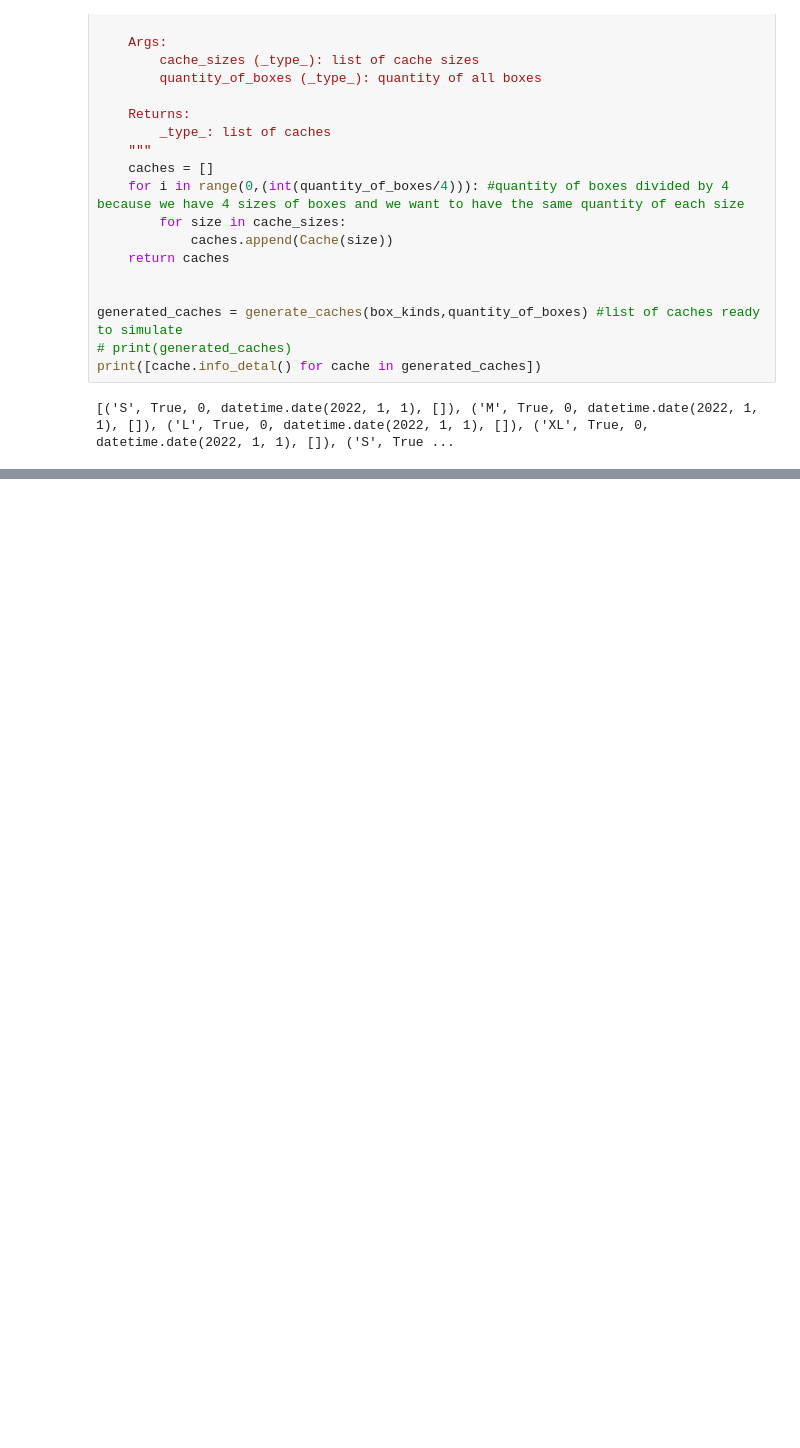
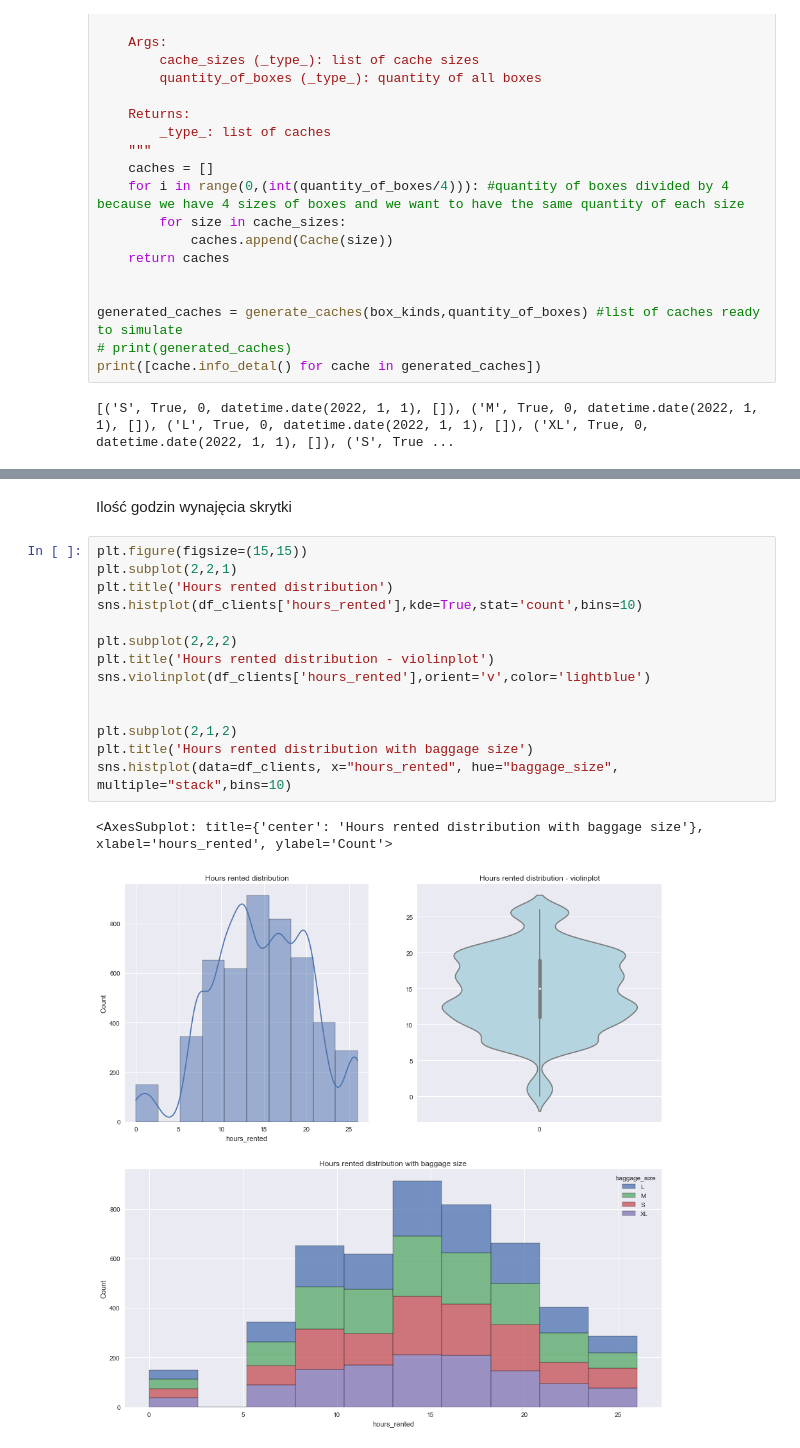
Before and after one commit to PrzemQQ/SK_project, a Jupyter notebook: jupyter_main.ipynb, the cells around one changed output, grey strips where cells are left out. Cells and saved outputs as stored; diff of their text form; blank space fills up the shorter version.

```diff
--- a/jupyter_main.ipynb
+++ b/jupyter_main.ipynb
@@ -360,0 +414,19 @@ print([cache.info_detal() for cache in generated_caches])
+# %% [markdown]
+Ilość godzin wynajęcia skrytki
+# %%
+plt.figure(figsize=(15,15))
+plt.subplot(2,2,1)
+plt.title('Hours rented distribution')
+sns.histplot(df_clients['hours_rented'],kde=True,stat='count',bins=10)
+
+plt.subplot(2,2,2)
+plt.title('Hours rented distribution - violinplot')
+sns.violinplot(df_clients['hours_rented'],orient='v',color='lightblue')
+
+
+plt.subplot(2,1,2)
+plt.title('Hours rented distribution with baggage size')
+sns.histplot(data=df_clients, x="hours_rented", hue="baggage_size", multiple="stack",bins=10)
+# %% [output]
+<AxesSubplot: title={'center': 'Hours rented distribution with baggage size'}, xlabel='hours_rented', ylabel='Count'>
+[figure, added]
```
Also changed, not shown: parts of 15 cells of this notebook, 1 other file.
